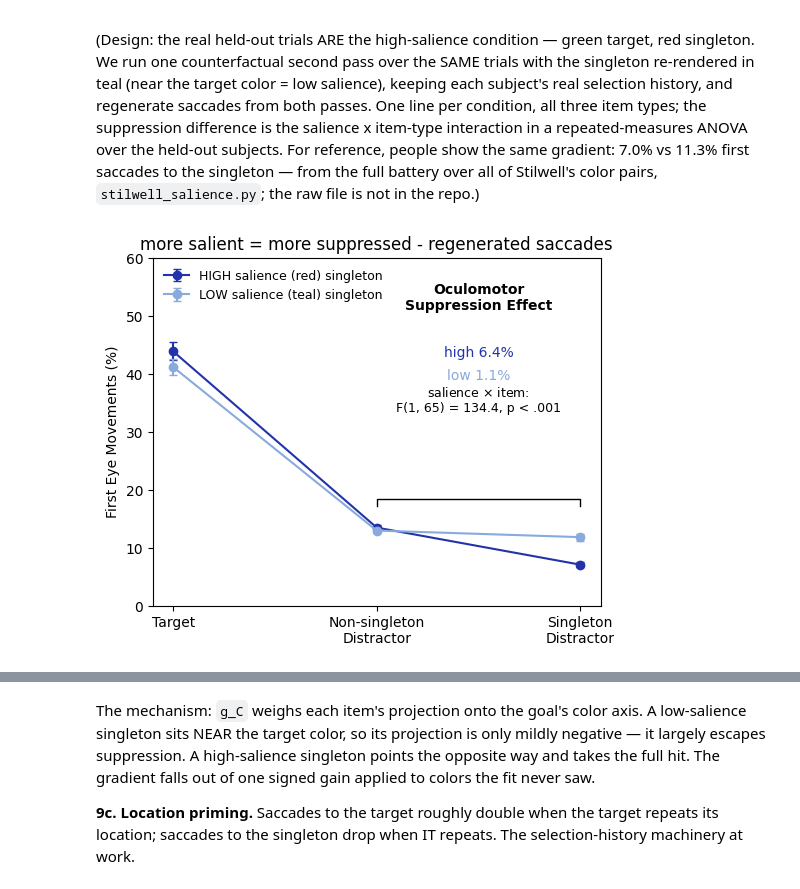
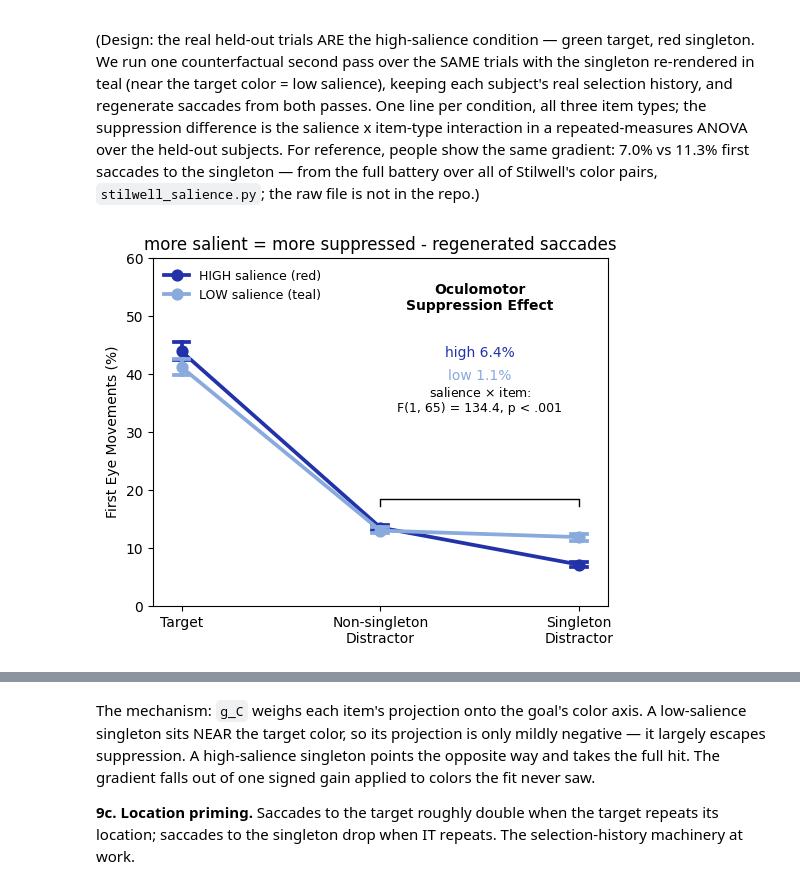
Before and after one commit to HanZhang-psych/Ego-Spatial-Sense, a Jupyter notebook: Visual-Search/tutorial_visual_search.ipynb, the cells around one changed output, grey strips where cells are left out. Cells and saved outputs as stored; diff of their text form; code cells hidden in the pictures.

```diff
--- a/Visual-Search/tutorial_visual_search.ipynb
+++ b/Visual-Search/tutorial_visual_search.ipynb
@@ -952,88 +952,73 @@ not in the repo.)
 # trials with a TEAL singleton (near the target color = LOW
 # salience), keep each subject's real selection history, and
 # regenerate saccades for both passes. High pass: 9a's simulated
-# saccades (simch); low pass: drawn below.
+# saccades; low pass: drawn below.
 A_LOW = torch.zeros_like(A_CH)
 for d_, key in enumerate(keys):
     ch = channel_maps(display_for(*key, sc="teal"))
     for j_, (py_, px_) in enumerate(centers(key[0])):
         A_LOW[d_, j_] = ch[:, py_, px_].float()
 
 with torch.no_grad():
     F_low, _, _ = model_F(w, raw_eta, A_LOW)
 prob_low = torch.softmax(F_low.masked_fill(~tt["valid"], -1e9), 1)
 gen3 = torch.Generator().manual_seed(2)
 sim_low = torch.multinomial(prob_low[m], 1, generator=gen3).squeeze(1)
 simch_low = torch.zeros(int(m.sum()), 6)
 simch_low[torch.arange(int(m.sum())), sim_low] = 1
 
-def rates_frame(simc):
-    """Per-subject landing rates (%) per item type, from one pass's
-    regenerated saccades (mask m: held-out, singleton present)."""
-    d_ = pd.DataFrame(dict(
-        si=tt["si"][m].numpy(),
-        t=(simc * isT[m]).sum(1).numpy(),
-        s=(simc * isS[m]).sum(1).numpy(),
-        n_pl=(tt["valid"][m].sum(1).float() - 2).clamp(min=1).numpy()))
-    d_["ns"] = (1 - d_.t - d_.s) / d_.n_pl
-    return d_.drop(columns="n_pl").groupby("si").mean() * 100
-
-passes = {"high": rates_frame(simch), "low": rates_frame(simch_low)}
+# the high pass IS 9a: same saccades, same per-subject frame -
+# only the low pass is new
+passes = {"HIGH salience (red)": frames["model"],
+          "LOW salience (teal)": subject_rates(simch_low)}
+long9b = rates_long(passes, "salience")
 
 # suppression difference across salience = the salience x item-type
 # interaction: 2 (high/low) x 2 (non-singleton/singleton)
 # repeated-measures ANOVA across the held-out subjects
-long = pd.concat([p_.reset_index().assign(sal=sal)
-                  for sal, p_ in passes.items()])
-long = long.melt(id_vars=["sal", "si"], value_vars=["ns", "s"],
-                 var_name="item", value_name="rate")
-aov = pg.rm_anova(dv="rate", within=["sal", "item"], subject="si",
-                  data=long, detailed=True)
+aov = pg.rm_anova(dv="rate", within=["salience", "item"], subject="si",
+                  data=long9b[long9b["item"].isin(["ns", "s"])],
+                  detailed=True)
 
-order = ["t", "ns", "s"]
-x = np.arange(3)
 plt.figure(figsize=(5.4, 4.4))
-supp_ = {}
-for sal, c_, lab in [("high", "#2233aa", "HIGH salience (red) singleton"),
-                     ("low", "#88aadd", "LOW salience (teal) singleton")]:
-    p_ = passes[sal][order]
-    y = p_.mean().values
-    idx_b = np.random.default_rng(0).integers(0, len(p_),
-                                              (10000, len(p_)))
-    lo_, hi_ = np.percentile(p_.values[idx_b].mean(1), [2.5, 97.5], axis=0)
-    plt.errorbar(x, y, yerr=np.stack([y - lo_, hi_ - y]), color=c_,
-                 marker="o", ms=6, capsize=3, lw=1.5, label=lab)
-    supp_[sal] = y[1] - y[2]
+ax = sns.pointplot(data=long9b, x="item", y="rate", hue="salience",
+                   order=["t", "ns", "s"], hue_order=list(passes),
+                   palette={"HIGH salience (red)": "#2233aa",
+                            "LOW salience (teal)": "#88aadd"},
+                   errorbar=("ci", 95), n_boot=10000, seed=0, capsize=0.08)
+supp_ = {sal: p_["ns"].mean() - p_["s"].mean()
+         for sal, p_ in passes.items()}
 # the suppression bracket: non-singleton vs singleton distractor
 top = max(p_["ns"].mean() for p_ in passes.values()) + 5
-plt.plot([1, 1, 2, 2], [top - 1.2, top, top, top - 1.2], "k-", lw=1)
-irow = aov[aov.Source == "sal * item"].iloc[0]
-plt.text(1.5, 51, "Oculomotor\nSuppression Effect", ha="center",
-         fontsize=10, fontweight="bold")
-plt.text(1.5, 43, f"high {supp_['high']:.1f}%", ha="center",
-         fontsize=10, color="#2233aa")
-plt.text(1.5, 39, f"low {supp_['low']:.1f}%", ha="center",
-         fontsize=10, color="#88aadd")
+ax.plot([1, 1, 2, 2], [top - 1.2, top, top, top - 1.2], "k-", lw=1)
+irow = aov[aov.Source == "salience * item"].iloc[0]
+ax.text(1.5, 51, "Oculomotor\nSuppression Effect", ha="center",
+        fontsize=10, fontweight="bold")
+ax.text(1.5, 43, f"high {supp_['HIGH salience (red)']:.1f}%",
+        ha="center", fontsize=10, color="#2233aa")
+ax.text(1.5, 39, f"low {supp_['LOW salience (teal)']:.1f}%",
+        ha="center", fontsize=10, color="#88aadd")
 p_i = irow["p_unc"]
-plt.text(1.5, 33.5, "salience $\\times$ item:\n"
-         f"F({int(irow.ddof1)}, {int(irow.ddof2)}) = {irow.F:.1f}, "
-         + ("p < .001" if p_i < .001 else f"p = {p_i:.3f}"),
-         ha="center", fontsize=9)
-plt.xticks(x, ["Target", "Non-singleton\nDistractor",
-               "Singleton\nDistractor"])
-plt.ylabel("First Eye Movements (%)")
-plt.ylim(0, 60)
-plt.legend(loc="upper left", frameon=False, fontsize=9)
-plt.title("more salient = more suppressed - regenerated saccades")
+ax.text(1.5, 33.5, "salience $\\times$ item:\n"
+        f"F({int(irow.ddof1)}, {int(irow.ddof2)}) = {irow.F:.1f}, "
+        + ("p < .001" if p_i < .001 else f"p = {p_i:.3f}"),
+        ha="center", fontsize=9)
+ax.set_xticks([0, 1, 2], ["Target", "Non-singleton\nDistractor",
+                          "Singleton\nDistractor"])
+ax.set_xlabel(""); ax.set_ylabel("First Eye Movements (%)")
+ax.set_ylim(0, 60)
+ax.legend(loc="upper left", frameon=False, title=None, fontsize=9)
+ax.set_title("more salient = more suppressed - regenerated saccades")
 plt.tight_layout()
 plt.show()
 
 print("condition means over held-out subjects (%):")
-print(pd.DataFrame({sal: p_[order].mean() for sal, p_ in
-                    passes.items()}).T.round(1).to_string(), "\n")
-print(f"2 x 2 repeated-measures ANOVA (unit: {len(passes['high'])} "
-      "held-out subjects)")
+print(pd.DataFrame({sal: p_[["t", "ns", "s"]].mean()
+                    for sal, p_ in passes.items()}).T.round(1).to_string(),
+      "\n")
+print(f"2 x 2 repeated-measures ANOVA (unit: "
+      f"{long9b.si.nunique()} held-out subjects)")
 print(aov.round(4).to_string(index=False))
 # %% [output]
-[figure, old version]
+[figure, new version]
 condition means over held-out subjects (%):
```
Also changed, not shown: parts of 3 cells of this notebook.
